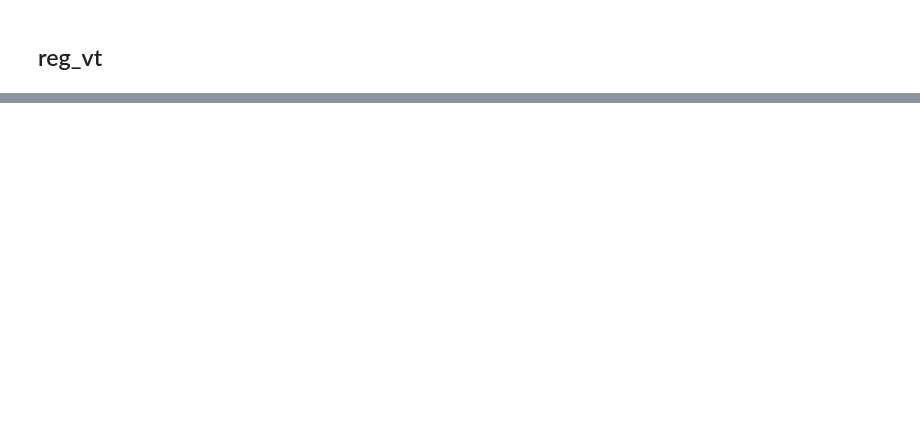
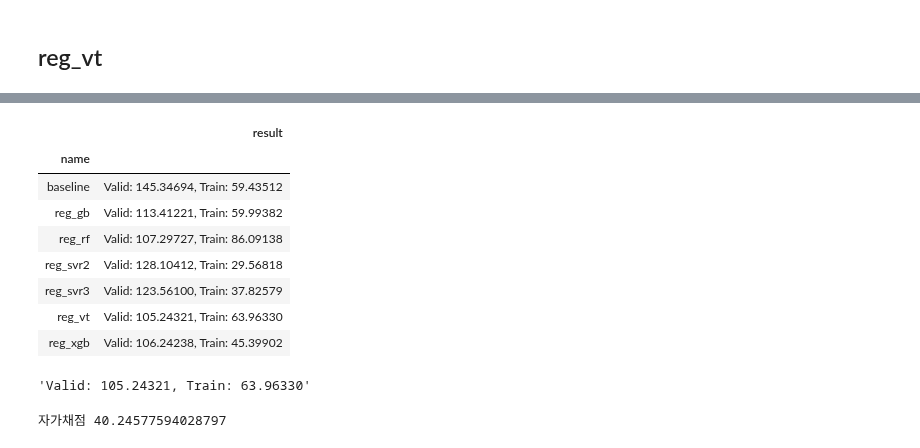
Before and after one commit to sunkusun9/DS_Lv3_2505_2, a Jupyter notebook: sec_ds_lv3_prob3_kaggle.ipynb, the cells around one changed output, grey strips where cells are left out. Saved outputs shown, nothing was run; the diff lists cells and outputs as text; code cells hidden in the pictures; blank space fills up the shorter version.

Commit message:
Day1 Kaggle 풀이 올립니다.

```diff
--- a/sec_ds_lv3_prob3_kaggle.ipynb
+++ b/sec_ds_lv3_prob3_kaggle.ipynb
@@ -436,0 +502,27 @@ from sklearn.ensemble import VotingRegressor
+# %%
+from sklearn.ensemble import VotingRegressor
+
+reg_vt = VotingRegressor([
+    # ('reg_svr3', reg_svr3),
+    #('reg_gb', reg_gb),
+    ('reg_xgb', reg_xgb),
+    ('reg_rf', reg_rf)
+])
+eval_model('reg_vt', reg_vt)
+# %% [output]
+|  | result |
+| name |  |
+| baseline | Valid: 145.34694, Train: 59.43512 |
+| reg_gb | Valid: 113.41221, Train: 59.99382 |
+| reg_rf | Valid: 107.29727, Train: 86.09138 |
+| reg_svr2 | Valid: 128.10412, Train: 29.56818 |
+| reg_svr3 | Valid: 123.56100, Train: 37.82579 |
+| reg_vt | Valid: 105.24321, Train: 63.96330 |
+| reg_xgb | Valid: 106.24238, Train: 45.39902 |
+'Valid: 105.24321, Train: 63.96330'
+# %%
+prd = select_model(reg_vt)
+# 자가 채점
+print("자가채점", mean_absolute_error(s_kaggle_ans, prd))
+# %% [output]
+자가채점 40.24577594028797
```
Also changed, not shown: parts of 10 cells of this notebook.
